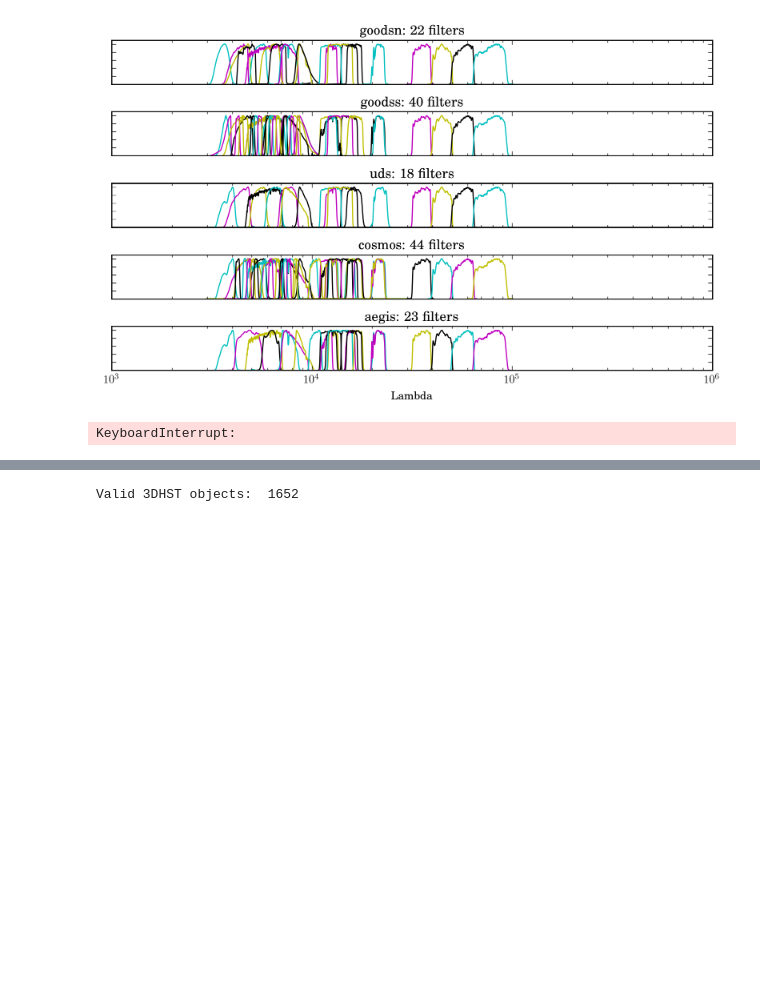
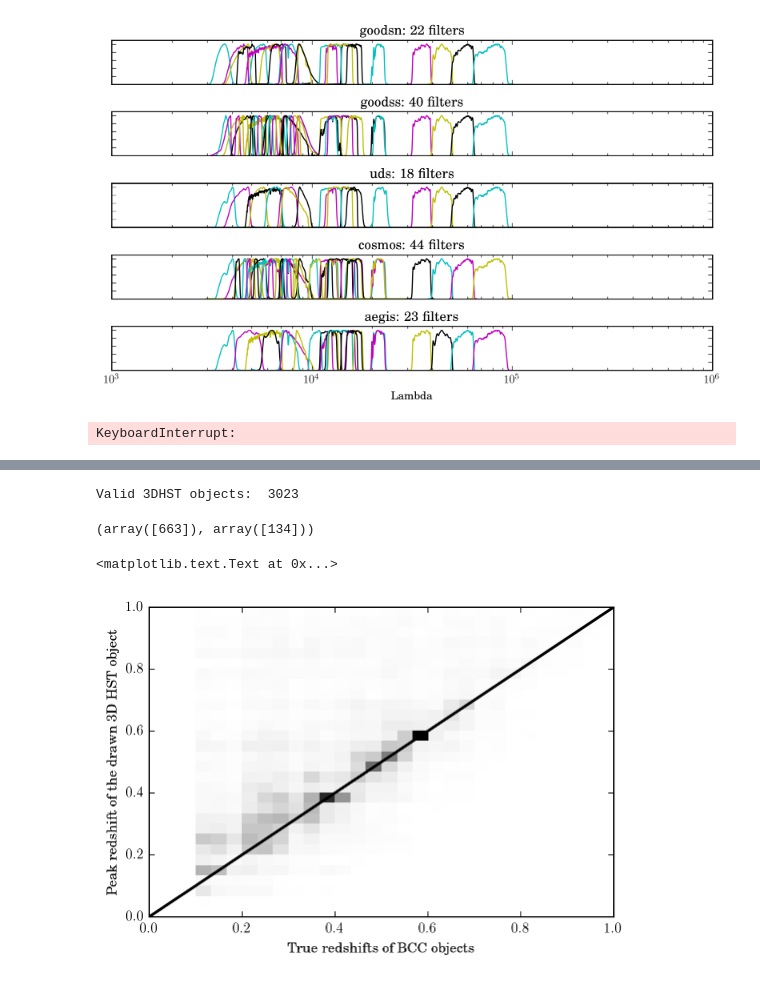
Before and after one commit to ixkael/Delight, a Jupyter notebook: notebooks/Buzzard HiRes test with 3DHST.ipynb, the cells around one changed output, grey strips where cells are left out. Cells and saved outputs as stored; diff of their text form; code cells hidden in the pictures; blank space fills up the shorter version.

```diff
--- a/notebooks/Buzzard HiRes test with 3DHST.ipynb
+++ b/notebooks/Buzzard HiRes test with 3DHST.ipynb
@@ -333,7 +337,7 @@ ind_sim &= rmag < 22.5
 ind_sim.sum()
 sel_sim = np.where(ind_sim)[0]
 np.random.shuffle(sel_sim)
-sel_sim = sel_sim[:20000]
+sel_sim = sel_sim[:50000]
 
 new_idx = np.zeros((sel_sim.size, ), dtype=int)
 new_z = np.zeros((sel_sim.size, ))
@@ -378,7 +382,20 @@ for ii, i in enumerate(sel_sim):
 
     #stop
 # %% [output]
-Valid 3DHST objects:  1652
+Valid 3DHST objects:  3023
+# %%
+idx0, idx1
+# %% [output]
+(array([663]), array([134]))
+# %%
+fig, ax = plt.subplots(1, 1)
+ax.hist2d(redshift[sel_sim], new_z, 30, cmap="Greys", range=[[0, 1], [0, 1]])
+ax.plot([0, 1], [0, 1])
+ax.set_xlabel('True redshifts of BCC objects')
+ax.set_ylabel('Peak redshift of the drawn 3D HST object')
+# %% [output]
+<matplotlib.text.Text at 0x...>
+[figure, added]
 # %%
 fig, ax = plt.subplots(1, 1)
 ax.plot(np.bincount(new_idx), ls='steps')
```
Also changed, not shown: parts of 7 cells of this notebook.
